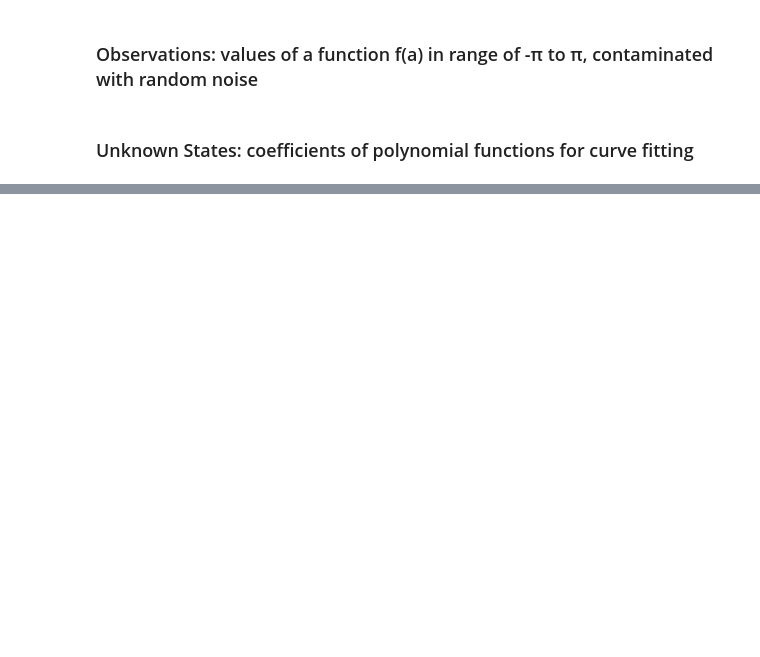
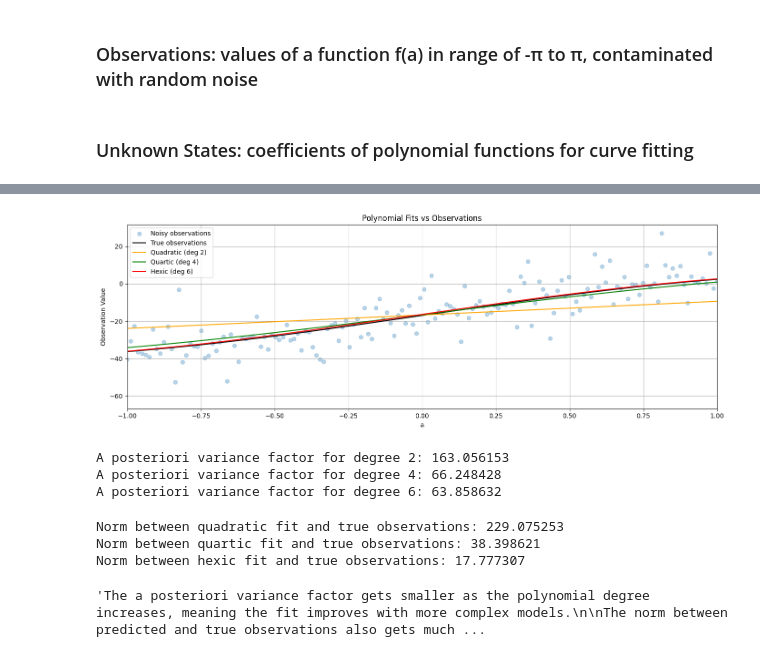
Before and after one commit to Rukkyn678/ENGG680_2025_Fall, a Jupyter notebook: Lab_Assignment1/StudentGradeManagementSystem.ipynb, the cells around one changed output, grey strips where cells are left out. Drawn from its saved outputs; the diff is of its cells as text; code cells hidden in the pictures; blank space fills up the shorter version.

```diff
--- a/Lab_Assignment1/StudentGradeManagementSystem.ipynb
+++ b/Lab_Assignment1/StudentGradeManagementSystem.ipynb
@@ -878,37 +992,91 @@ def fit_polynomial_curve(a: np.ndarray, l: np.ndarray, P: np.ndarray, deg: int)
 # hint: use polyval function from numpy library (check input argument carefully)
 # (1 marks)
 
-quadratic_uw = #...
-quartic_uw = #...
-hexic_uw = #...
+x2 = results[2]['coefficients']
+x4 = results[4]['coefficients']
+x6 = results[6]['coefficients']
+
+# np.polyval expects coefficients in descending order, so reverse them
+quadratic_uw = np.polyval(x2[::-1], a)
+quartic_uw = np.polyval(x4[::-1], a)
+hexic_uw = np.polyval(x6[::-1], a)
 # %%
 # step 8
 # use the matplotlib to plot each polynomial function, noisy observations l, true observations l_true, together in one single figure
 # for the polynomials of line, cubic and quintic, use color of orange, green and red respectively.
 # (2 marks)
 
 fig, ax = plt.subplots(nrows=1, ncols=1, figsize=(14, 5))
-# ...
 
 
-ax.grid(True, which='both',ls='-',color='0.65')
+# Scatter plot of noisy observations
+ax.scatter(a, l, label='Noisy observations', color='tab:blue', marker='o', alpha=0.3)
+
+# Plot true observations (line)
+ax.plot(a, l_true, label='True observations', color='k')
+
+# Plot polynomial fits
+ax.plot(a, quadratic_uw, label='Quadratic (deg 2)', color='orange')
+ax.plot(a, quartic_uw, label='Quartic (deg 4)', color='green')
+ax.plot(a, hexic_uw, label='Hexic (deg 6)', color='red')
+
+# Axis labels and title
+ax.set_xlabel('a')
+ax.set_ylabel('Observation Value')
+ax.set_title('Polynomial Fits vs Observations')
+
+# Legend
+ax.legend()
+
+# Limit x-axis
+ax.set_xlim(-1, 1)
+
+# Grid
+ax.grid(True, which='both', ls='-', color='0.65')
 
 fig.tight_layout()
+plt.show()
+# %% [output]
+[figure, added]
 # %%
 # step 9
 # print the a posterier variance factor for each polynomial function
 # (3 marks)
-# ...
+for deg in degrees:
+    apv = results[deg]['apv']
+    print(f"A posteriori variance factor for degree {deg}: {apv:.6f}")
+# %% [output]
+A posteriori variance factor for degree 2: 163.056153
+A posteriori variance factor for degree 4: 66.248428
+A posteriori variance factor for degree 6: 63.858632
 # %%
 # step 10
 # compute and print the norm between the predicted observations (output from each polynomial function) and the true observations
 # (3 marks)
-# ...
+
+norm_quad = np.linalg.norm(quadratic_uw - l_true)
+norm_quart = np.linalg.norm(quartic_uw - l_true)
+norm_hexic = np.linalg.norm(hexic_uw - l_true)
+
+# Print results
+print(f"Norm between quadratic fit and true observations: {norm_quad:.6f}")
+print(f"Norm between quartic fit and true observations: {norm_quart:.6f}")
+print(f"Norm between hexic fit and true observations: {norm_hexic:.6f}")
+# %% [output]
+Norm between quadratic fit and true observations: 229.075253
+Norm between quartic fit and true observations: 38.398621
+Norm between hexic fit and true observations: 17.777307
 # %%
 # step 11
 # comment on the results of a posterier variance factor and norm, what pattern do you observe
 # (2 marks)
-# ...
+"""The a posteriori variance factor gets smaller as the polynomial degree increases, meaning the fit improves with more complex models.
+
+The norm between predicted and true observations also gets much smaller with higher degrees, showing the predictions get closer to the true values.
+
+The biggest improvement is from degree 2 to 4, while degree 6 only improves a little more. This means increasing complexity helps, but too much might not add much benefit."""
+# %% [output]
+'The a posteriori variance factor gets smaller as the polynomial degree increases, meaning the fit improves with more complex models.\n\nThe norm between predicted and true observations also gets much ...
 # %%
 # step 12
 # now, let's define the P matrix with the proper weights of observation
```
Also changed, not shown: parts of 12 cells of this notebook, 2 other files.
